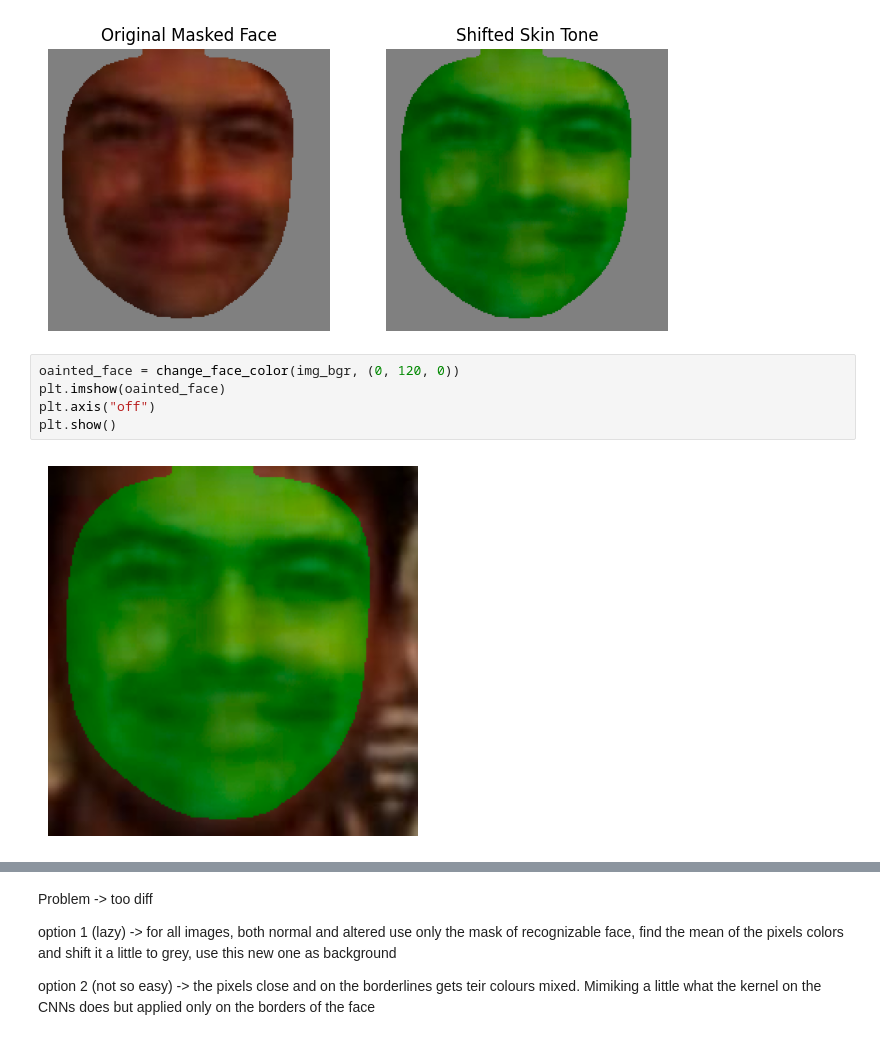
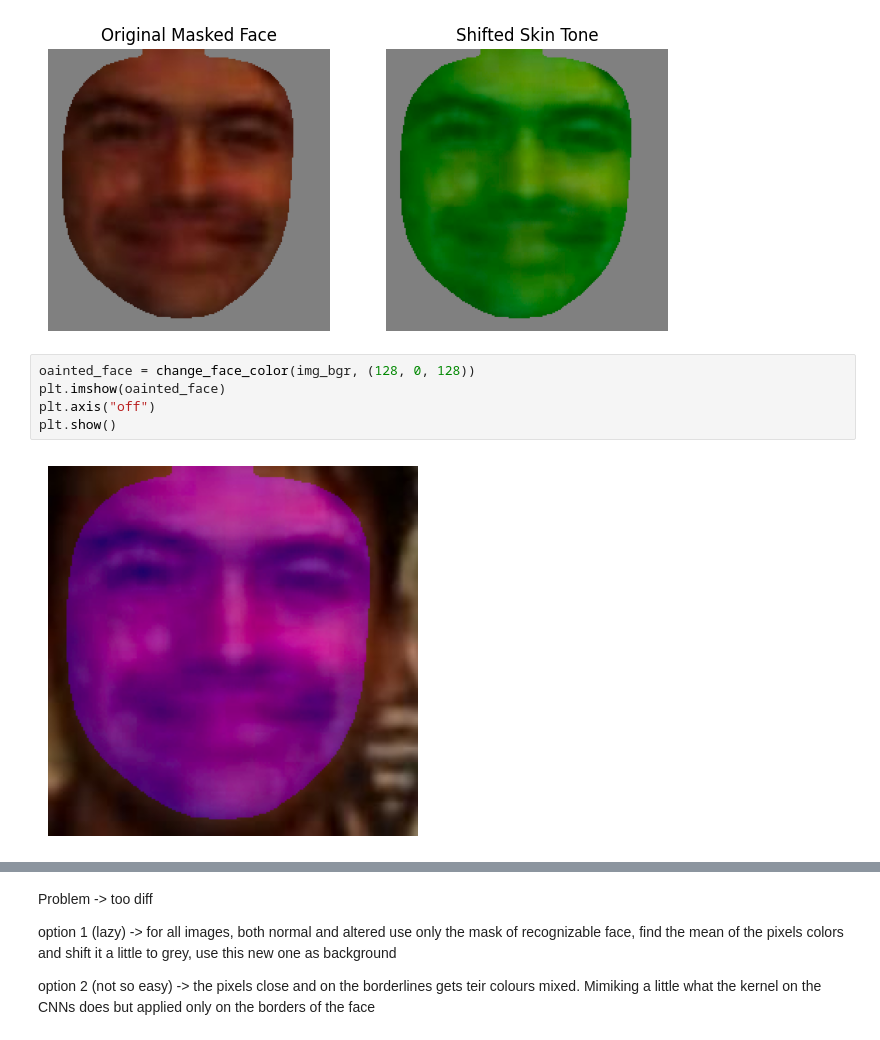
Before and after one commit to BOB-o-rabanete/Colored_Faces, a Jupyter notebook: main.ipynb, the cells around one changed output, grey strips where cells are left out. Drawn from its saved outputs; the diff is of its cells as text.

```diff
--- a/main.ipynb
+++ b/main.ipynb
@@ -199,9 +126,9 @@ plt.show()
 # %% [output]
 [figure]
 # %%
-oainted_face = change_face_color(img_bgr, (0, 120, 0))
+oainted_face = change_face_color(img_bgr, (128, 0, 128))
 plt.imshow(oainted_face)
 plt.axis("off")
 plt.show()
 # %% [output]
-[figure, old version]
+[figure, new version]
```
Also changed, not shown: parts of 6 cells of this notebook, 1 other file.
